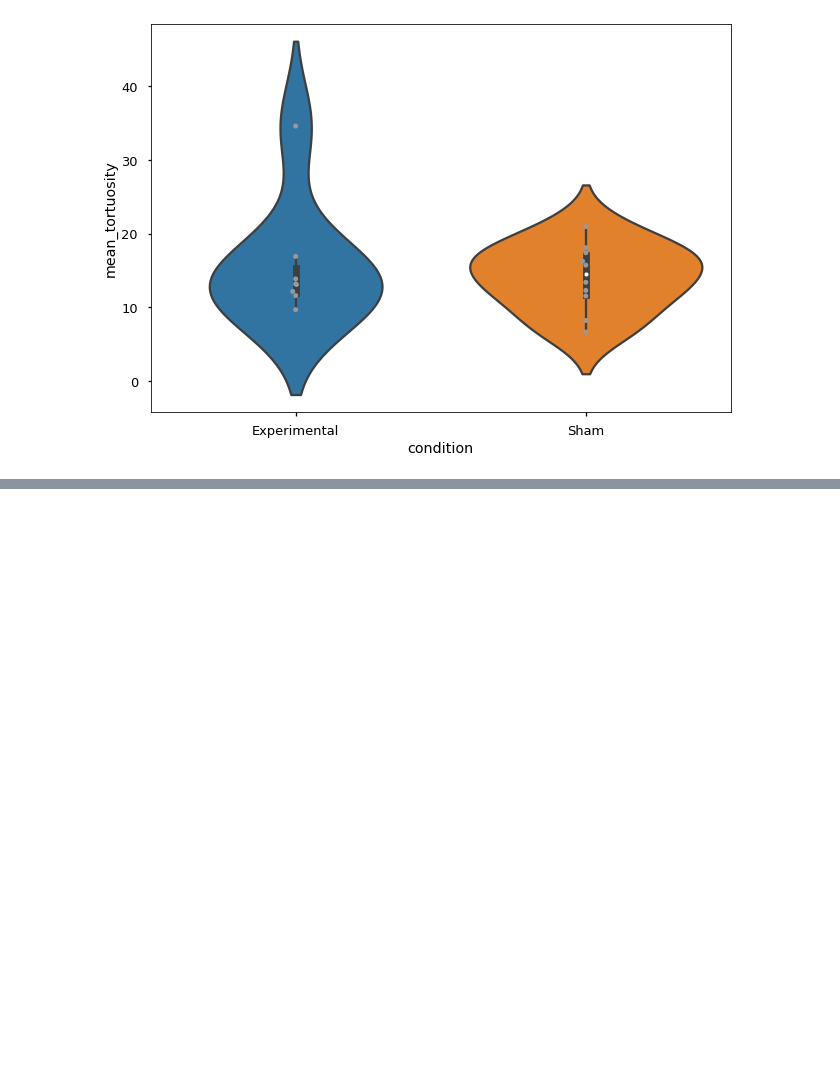
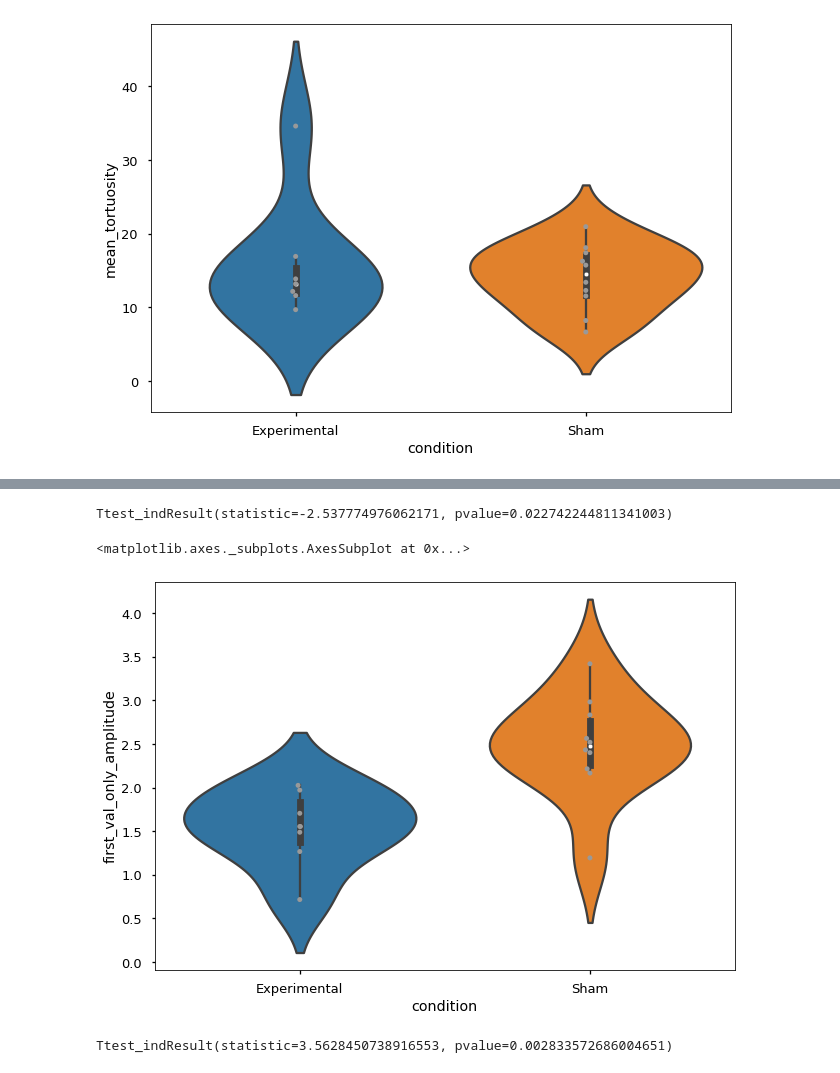
Before and after one commit to itsMahad/MothAbdominalRestriction, a Jupyter notebook: A_Step7_Displacement_Distance_Tortuosity_Loop.ipynb, the cells around one changed output, grey strips where cells are left out. Saved outputs shown, nothing was run; the diff lists cells and outputs as text; code cells hidden in the pictures; blank space fills up the shorter version.

```diff
--- a/A_Step7_Displacement_Distance_Tortuosity_Loop.ipynb
+++ b/A_Step7_Displacement_Distance_Tortuosity_Loop.ipynb
@@ -316,6 +329,25 @@ sns.swarmplot(x="condition", y="ratio_mean_amplitude",
 #this method assumes each data point is independent. However, even under this assumption there are no significant differences
 s_r_amplitude = new_df[new_df.condition == "Sham"].ratio_mean_amplitude.values
 e_r_amplitude = new_df[new_df.condition == "Experimental"].ratio_mean_amplitude.values
-stats.f_oneway(s_r_amplitude, e_r_amplitude)
+stats.ttest_ind(s_r_amplitude, e_r_amplitude)
+# %% [output]
+Ttest_indResult(statistic=-2.537774976062171, pvalue=0.022742244811341003)
+# %%
+#need to add the original values to ground these comparisons
+
+sns.violinplot(x="condition", y="first_val_only_amplitude",
+                    data= new_df)
+sns.swarmplot(x="condition", y="first_val_only_amplitude",
+                    data=new_df, color="0.6")
+# %% [output]
+<matplotlib.axes._subplots.AxesSubplot at 0x...>
+[figure, added]
+# %%
+#this method assumes each data point is independent. However, even under this assumption there are no significant differences
+s_fv_amplitude = new_df[new_df.condition == "Sham"].first_val_only_amplitude.values
+e_fv_amplitude = new_df[new_df.condition == "Experimental"].first_val_only_amplitude.values
+stats.ttest_ind(s_fv_amplitude, e_fv_amplitude)
+# %% [output]
+Ttest_indResult(statistic=3.5628450738916553, pvalue=0.002833572686004651)
 # %%
 new_df
```
Also changed, not shown: parts of 10 cells of this notebook.
